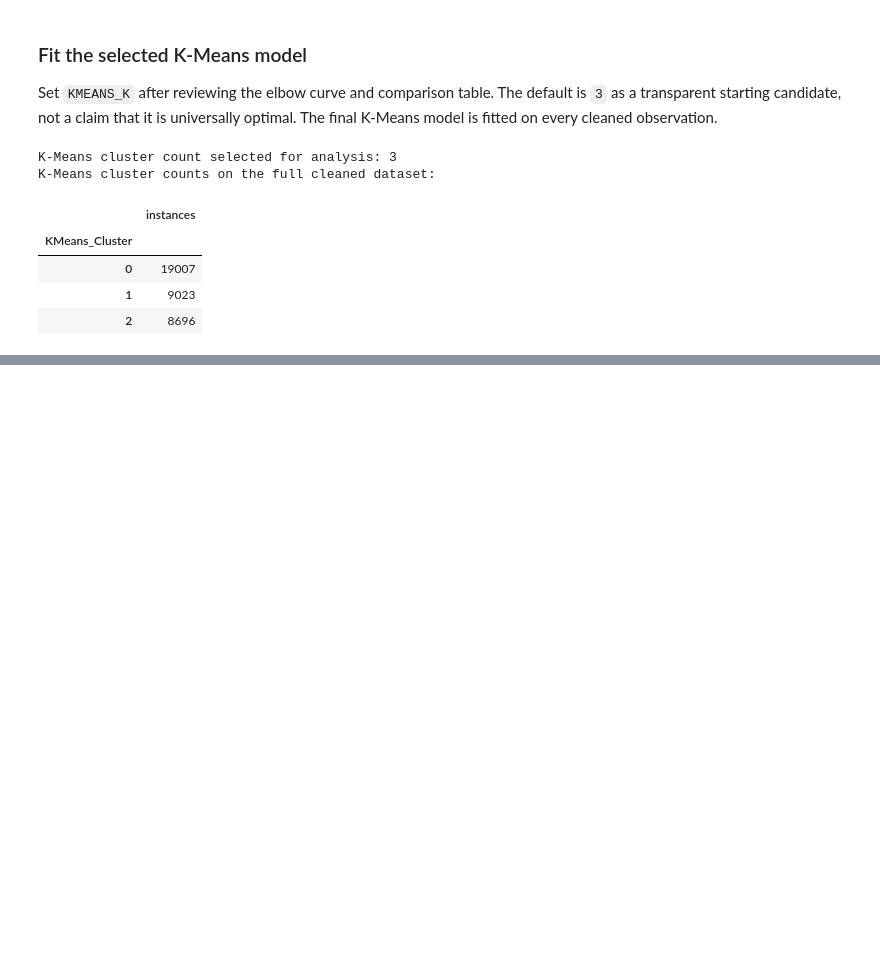
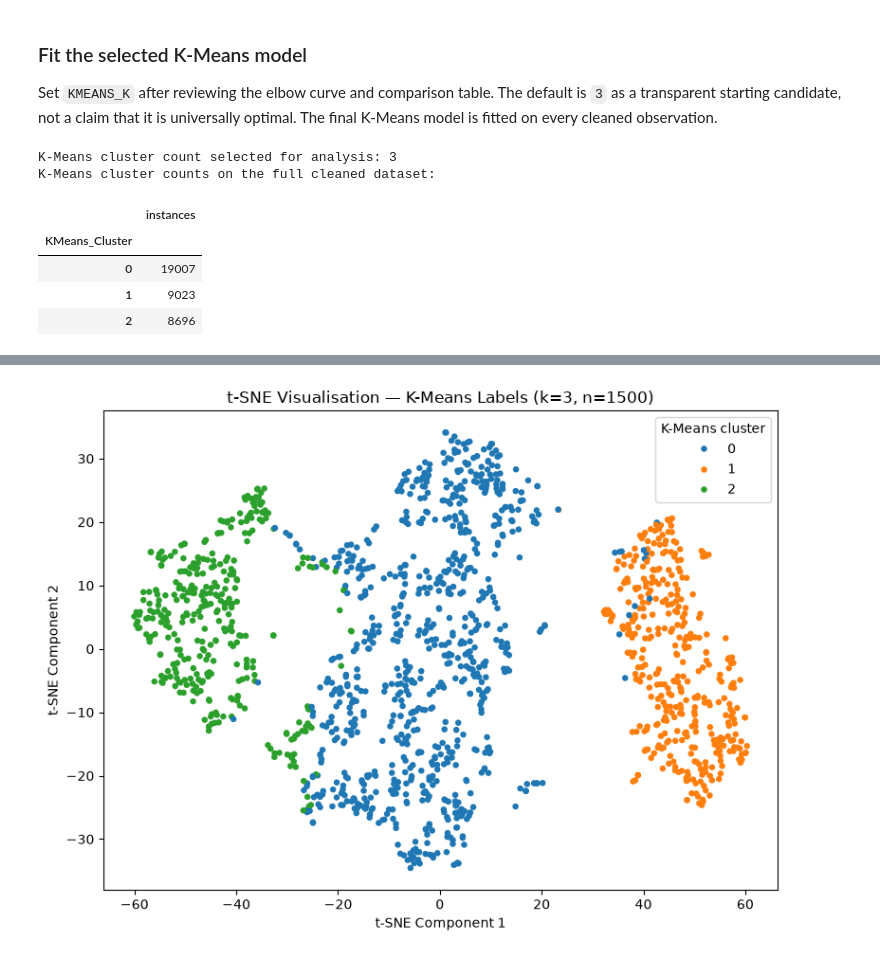
Before and after one commit to hemnath-28/ML-Evaulation-, a Jupyter notebook: notebooks/clustering.ipynb, the cells around one changed output, grey strips where cells are left out. Cells and saved outputs as stored; diff of their text form; code cells hidden in the pictures; blank space fills up the shorter version.

```diff
--- a/notebooks/clustering.ipynb
+++ b/notebooks/clustering.ipynb
@@ -432,0 +472,21 @@ display(evaluation_df.round(4))
+# %%
+TSNE_SAMPLE_SIZE = min(1500, len(df))
+tsne_positions = np.sort(np.random.RandomState(RANDOM_STATE).choice(len(df), size=TSNE_SAMPLE_SIZE, replace=False))
+X_tsne_input = X_scaled[tsne_positions]
+tsne_labels = kmeans_labels[tsne_positions]
+
+tsne = TSNE(n_components=2, random_state=RANDOM_STATE, perplexity=min(30, (TSNE_SAMPLE_SIZE - 1) / 3),
+            init="pca", learning_rate="auto")
+X_tsne = tsne.fit_transform(X_tsne_input)
+
+plt.figure(figsize=(8, 6))
+sns.scatterplot(x=X_tsne[:, 0], y=X_tsne[:, 1], hue=tsne_labels,
+                palette="tab10", s=22, linewidth=0)
+plt.title(f"t-SNE Visualisation — K-Means Labels (k={KMEANS_K}, n={TSNE_SAMPLE_SIZE})")
+plt.xlabel("t-SNE Component 1")
+plt.ylabel("t-SNE Component 2")
+plt.legend(title="K-Means cluster")
+plt.tight_layout()
+plt.show()
+# %% [output]
+[figure, added]
```
Also changed, not shown: parts of 26 cells of this notebook.
